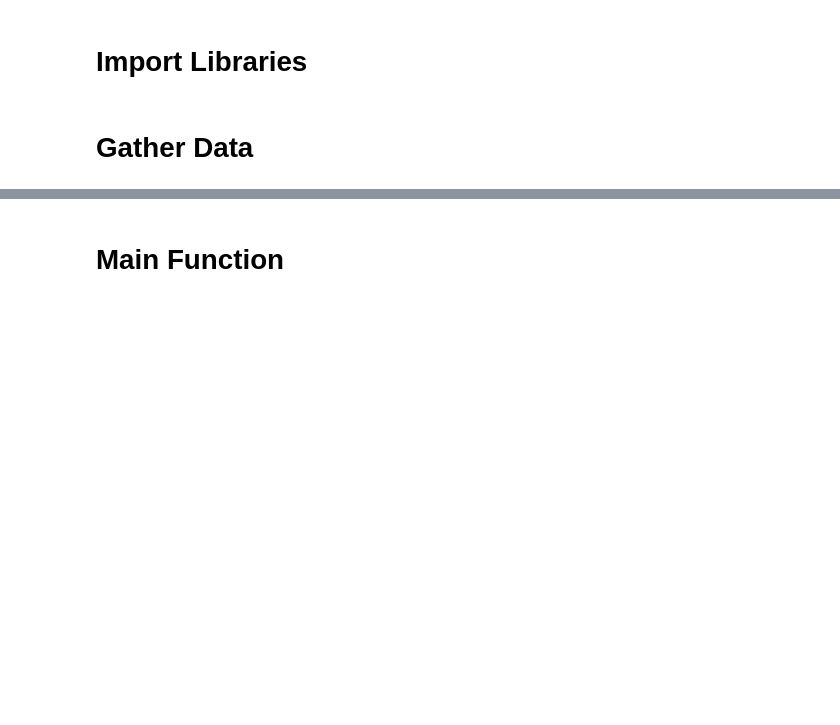
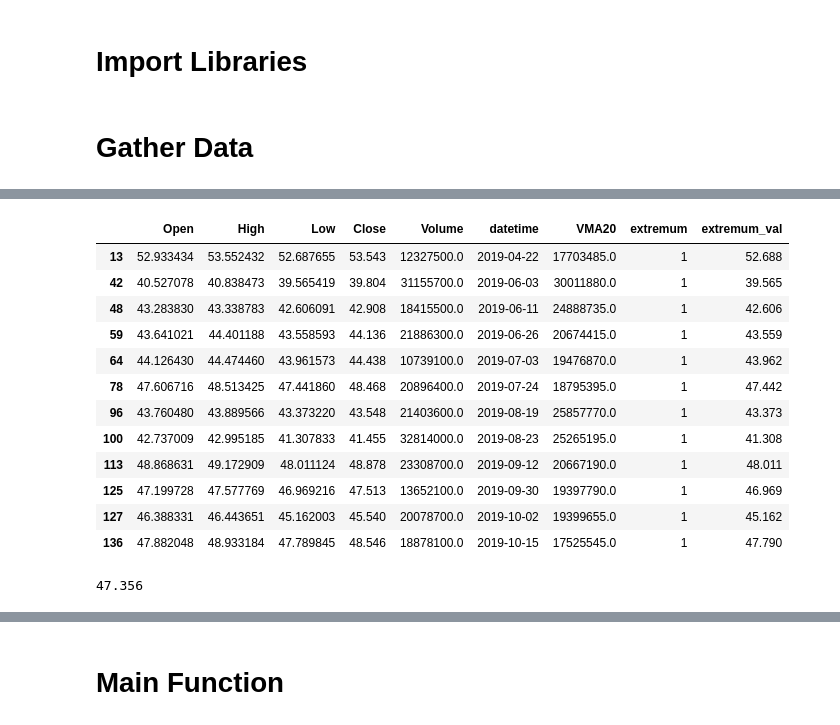
Before and after one commit to Rain1047/Short_Mid_Trend_Trading_System, a Jupyter notebook: strategy/strategy02_buy/vcp_pattern_fix.ipynb, the cells around one changed output, grey strips where cells are left out. Saved outputs shown, nothing was run; the diff lists cells and outputs as text; code cells hidden in the pictures; blank space fills up the shorter version.

```diff
--- a/strategy/strategy02_buy/vcp_pattern_fix.ipynb
+++ b/strategy/strategy02_buy/vcp_pattern_fix.ipynb
@@ -37,0 +39,42 @@ df
+# %%
+# adf = pd.read_sql('{}'.format(ticker_name), engine)
+ticker_name = 'INTC'
+target_date = '2019-10-18'
+time_zone = 140
+extrem_zone = 10
+df['Close'] = df['Close'].apply(lambda x: round(x,3))
+df['VMA20'] = ta.SMA(df.Volume, timeperiod=20)
+end_index = df[df.datetime == '{}'.format(target_date)].index.values[0] + 1
+start_index = end_index - time_zone
+df = df[start_index:end_index]
+df.index = range(len(df))
+
+# 关闭警告的设置方法
+pd.set_option('mode.chained_assignment', None)
+# 判断是不是前后5天的极值点
+df['extremum'] = 0
+for i in range(extrem_zone,len(df)):
+    if df.Close.iloc[i] == df.Close.iloc[i-extrem_zone:i+extrem_zone].min() or df.Close.iloc[i] == df.Close.iloc[i-5:i+5].max() :
+        df['extremum'].iloc[i] = 1
+df['extremum_val'] = 0
+for i in range(len(df)):
+    if df.iloc[i].extremum == 1:
+        df.extremum_val.iloc[i] = round(df.iloc[i].Low,3)
+    elif df.iloc[i].extremum == 2:
+        df.extremum_val.iloc[i] = round(df.iloc[i].High,3)
+# %%
+df[df.extremum == 1]
+# %% [output]
+|  | Open | High | Low | Close | Volume | datetime | VMA20 | extremum | extremum_val |
+| 13 | 52.933434 | 53.552432 | 52.687655 | 53.543 | 12327500.0 | 2019-04-22 | 17703485.0 | 1 | 52.688 |
+| 42 | 40.527078 | 40.838473 | 39.565419 | 39.804 | 31155700.0 | 2019-06-03 | 30011880.0 | 1 | 39.565 |
+| 48 | 43.283830 | 43.338783 | 42.606091 | 42.908 | 18415500.0 | 2019-06-11 | 24888735.0 | 1 | 42.606 |
+| 59 | 43.641021 | 44.401188 | 43.558593 | 44.136 | 21886300.0 | 2019-06-26 | 20674415.0 | 1 | 43.559 |
+| 64 | 44.126430 | 44.474460 | 43.961573 | 44.438 | 10739100.0 | 2019-07-03 | 19476870.0 | 1 | 43.962 |
+| 78 | 47.606716 | 48.513425 | 47.441860 | 48.468 | 20896400.0 | 2019-07-24 | 18795395.0 | 1 | 47.442 |
+| 96 | 43.760480 | 43.889566 | 43.373220 | 43.548 | 21403600.0 | 2019-08-19 | 25857770.0 | 1 | 43.373 |
+| 100 | 42.737009 | 42.995185 | 41.307833 | 41.455 | 32814000.0 | 2019-08-23 | 25265195.0 | 1 | 41.308 |
+| 113 | 48.868631 | 49.172909 | 48.011124 | 48.878 | 23308700.0 | 2019-09-12 | 20667190.0 | 1 | 48.011 |
+| 125 | 47.199728 | 47.577769 | 46.969216 | 47.513 | 13652100.0 | 2019-09-30 | 19397790.0 | 1 | 46.969 |
+| 127 | 46.388331 | 46.443651 | 45.162003 | 45.540 | 20078700.0 | 2019-10-02 | 19399655.0 | 1 | 45.162 |
+| 136 | 47.882048 | 48.933184 | 47.789845 | 48.546 | 18878100.0 | 2019-10-15 | 17525545.0 | 1 | 47.790 |
@@ -37,0 +84,4 @@ df
+# %%
+df.tail(1).Close.values[0]
+# %% [output]
+47.356
```
Also changed, not shown: parts of 5 cells of this notebook, 8 other files.
